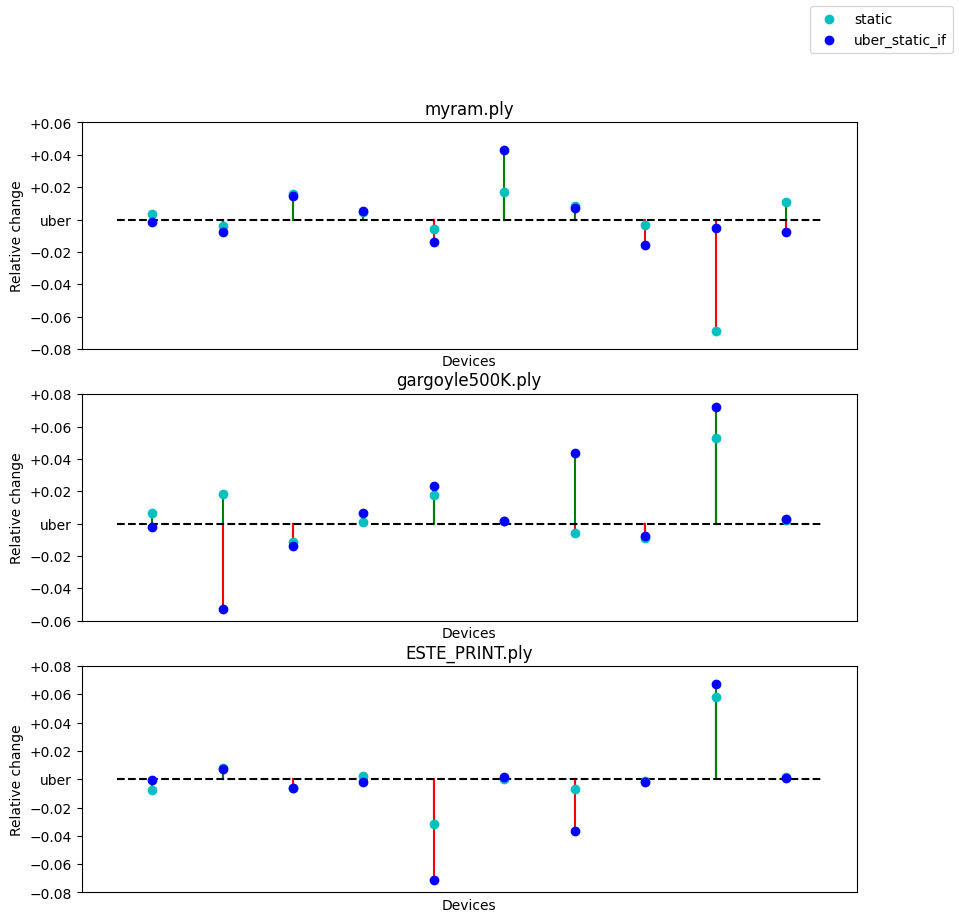
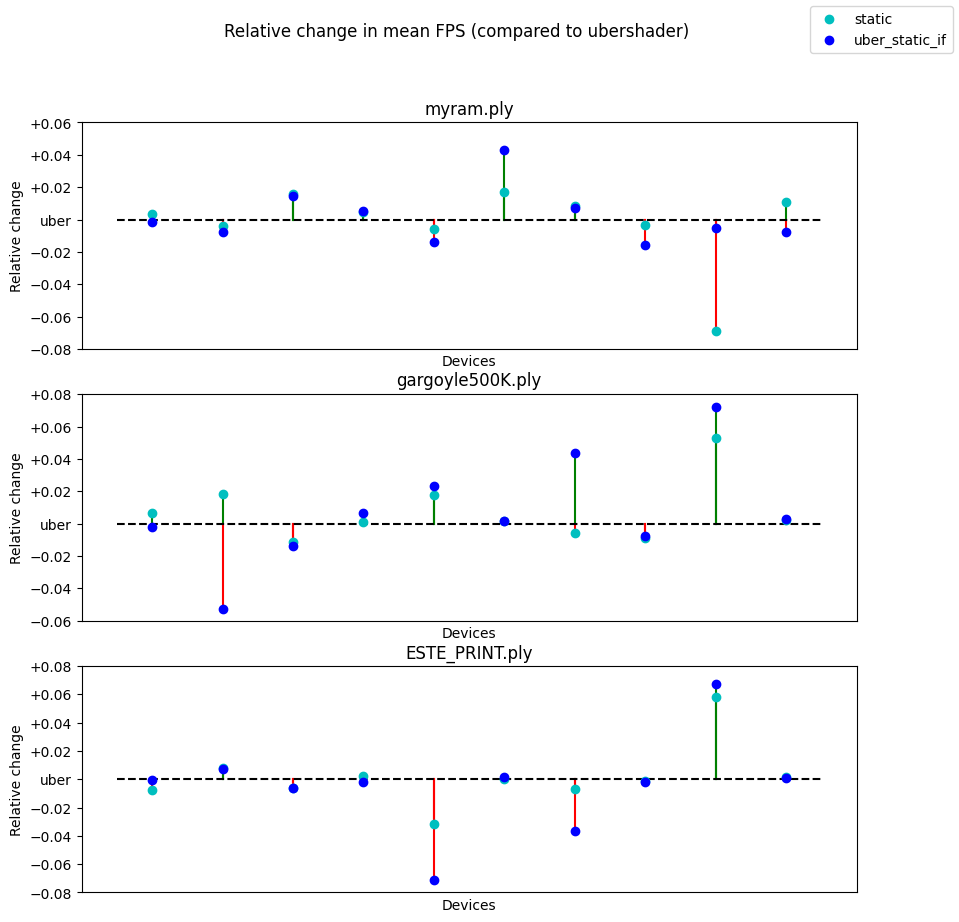
Code edit (unified diff) that turned the first committed figure into the second:
--- before
+++ after
@@ -49,4 +49,5 @@
         axs[i].set_yticks(axs[i].get_yticks(), [("+" + x if x[0] != "\u2212" and float_conv(x) != 0 else ("uber" if float_conv(x) == 0 else x)) for x in (y.get_text() for y in axs[i].get_yticklabels())])
     fig.legend(arts, ["static", "uber_static_if"])
+    fig.suptitle("Relative change in mean FPS (compared to ubershader)")
     plt.show()
 

Commit: Added title